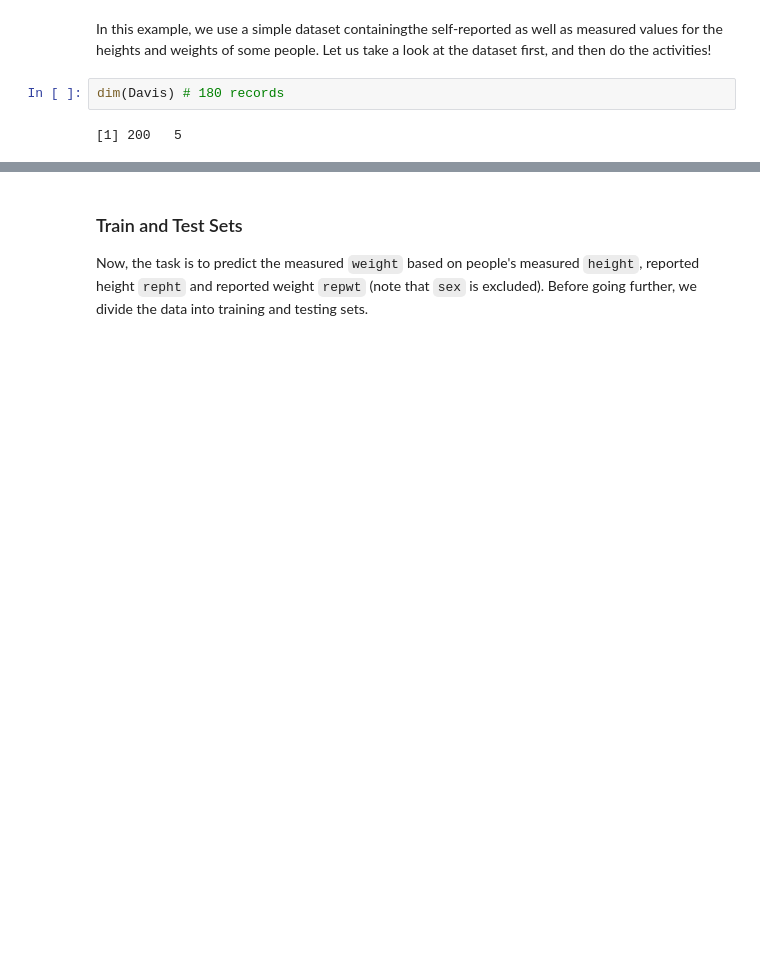
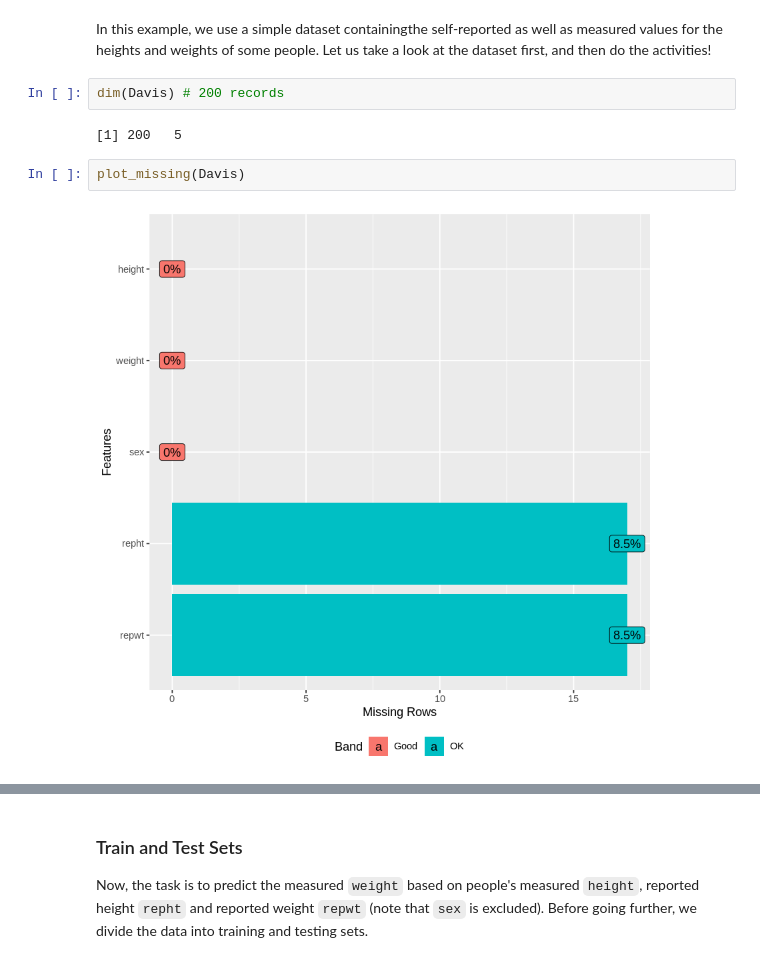
Before and after one commit to borhan-kazimipour/FIT5201, a Jupyter notebook: Activity2/Activity.2.2.ipynb, the cells around one changed output, grey strips where cells are left out. Saved outputs shown, nothing was run; the diff lists cells and outputs as text; blank space fills up the shorter version.

```diff
--- a/Activity2/Activity.2.2.ipynb
+++ b/Activity2/Activity.2.2.ipynb
@@ -54,6 +49,10 @@ Loaded glmnet 2.0-5
 # %% [markdown]
 In this example, we use a simple dataset containingthe self-reported as well as measured values for the heights and weights of some people. Let us take a look at the dataset first, and then do the activities!
 # %%
-dim(Davis) # 180 records
+dim(Davis) # 200 records
 # %% [output]
 [1] 200   5
+# %%
+plot_missing(Davis)
+# %% [output]
+[figure, added]
```
Also changed, not shown: parts of 14 cells of this notebook.
